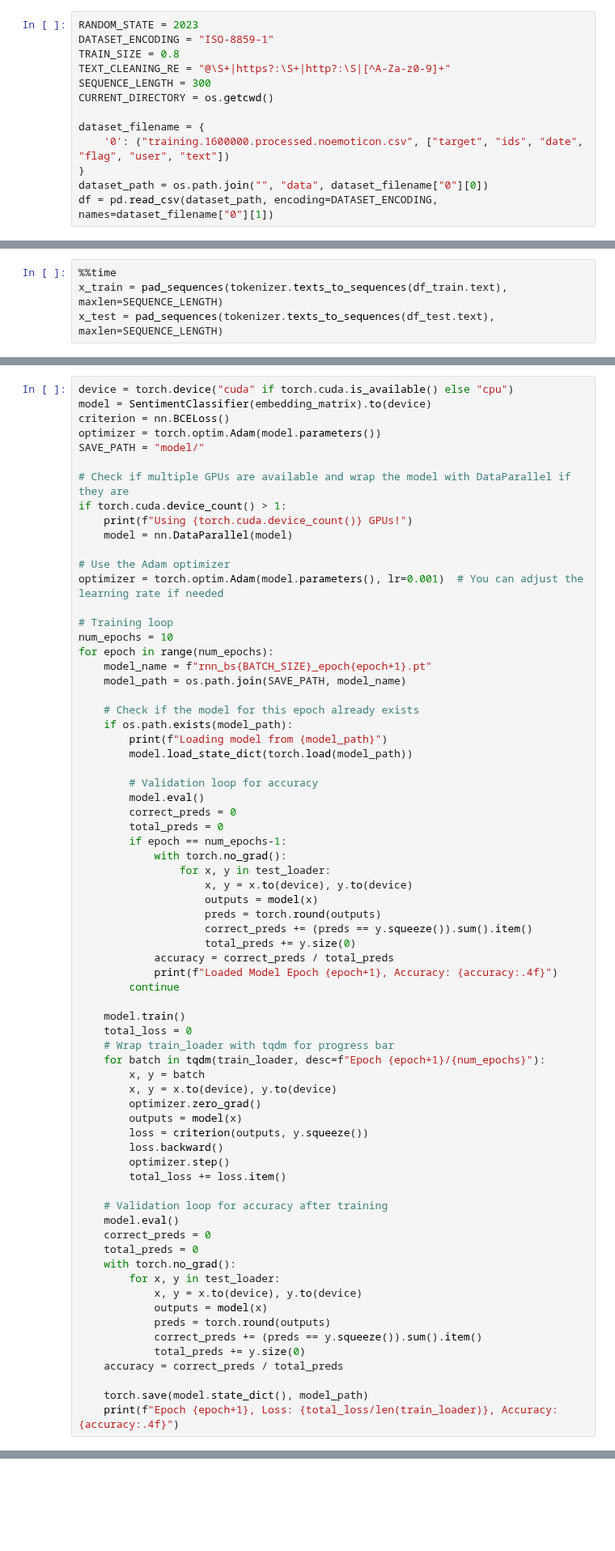
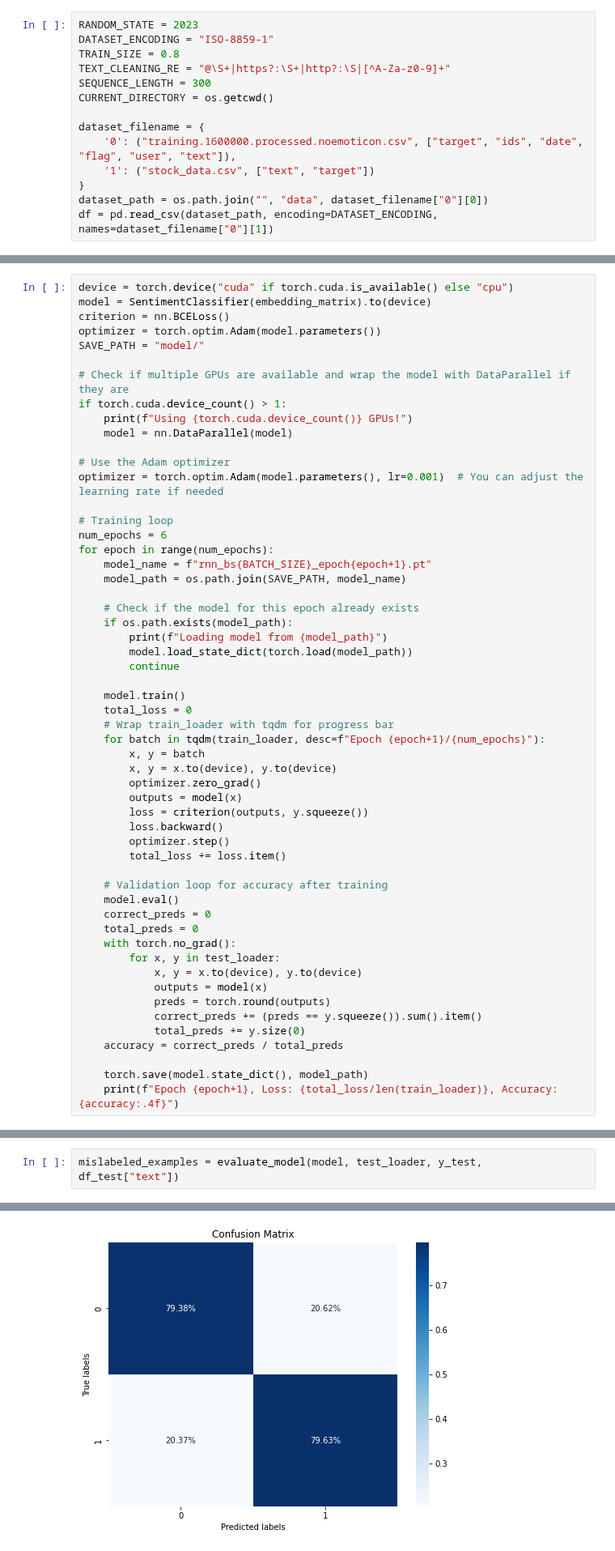
Before and after one commit to howie-zeng/Analyzing-Retail-Sentiment-and-Detecting-Trading-Signals, a Jupyter notebook: Sentiment Analysis/models.ipynb, the cells around one changed output, grey strips where cells are left out. Shown at 81% size. Cells and saved outputs as stored; diff of their text form; blank space fills up the shorter version.

Commit message:
performed true validation, added log

```diff
--- a/Sentiment Analysis/models.ipynb
+++ b/Sentiment Analysis/models.ipynb
@@ -63,7 +63,8 @@ SEQUENCE_LENGTH = 300
 CURRENT_DIRECTORY = os.getcwd()
 
 dataset_filename = {
-    '0': ("training.1600000.processed.noemoticon.csv", ["target", "ids", "date", "flag", "user", "text"])
+    '0': ("training.1600000.processed.noemoticon.csv", ["target", "ids", "date", "flag", "user", "text"]),
+    '1': ("stock_data.csv", ["text", "target"])
 }
 dataset_path = os.path.join("", "data", dataset_filename["0"][0])
 df = pd.read_csv(dataset_path, encoding=DATASET_ENCODING, names=dataset_filename["0"][1])
@@ -125,4 +125,0 @@ Wall time: 27.4 s
-# %%
-%%time
-x_train = pad_sequences(tokenizer.texts_to_sequences(df_train.text), maxlen=SEQUENCE_LENGTH)
-x_test = pad_sequences(tokenizer.texts_to_sequences(df_test.text), maxlen=SEQUENCE_LENGTH)
@@ -202,7 +197,7 @@ if torch.cuda.device_count() > 1:
 optimizer = torch.optim.Adam(model.parameters(), lr=0.001)  # You can adjust the learning rate if needed
 
 # Training loop
-num_epochs = 10
+num_epochs = 6
 for epoch in range(num_epochs):
     model_name = f"rnn_bs{BATCH_SIZE}_epoch{epoch+1}.pt"
     model_path = os.path.join(SAVE_PATH, model_name)
@@ -211,21 +206,6 @@ for epoch in range(num_epochs):
     if os.path.exists(model_path):
         print(f"Loading model from {model_path}")
         model.load_state_dict(torch.load(model_path))
-
-        # Validation loop for accuracy
-        model.eval()
-        correct_preds = 0
-        total_preds = 0
-        if epoch == num_epochs-1:
-            with torch.no_grad():
-                for x, y in test_loader:
-                    x, y = x.to(device), y.to(device)
-                    outputs = model(x)
-                    preds = torch.round(outputs)
-                    correct_preds += (preds == y.squeeze()).sum().item()
-                    total_preds += y.size(0)
-            accuracy = correct_preds / total_preds
-            print(f"Loaded Model Epoch {epoch+1}, Accuracy: {accuracy:.4f}")
         continue
 
     model.train()
@@ -321,0 +303,3 @@ weighted avg       0.79      0.79      0.79    320000
+# %%
+mislabeled_examples = evaluate_model(model, test_loader, y_test, df_test["text"])
+# %% [output]
@@ -321,0 +309 @@ weighted avg       0.79      0.79      0.79    320000
+[figure, added]
```
Also changed, not shown: parts of 13 cells of this notebook, 2 other files.
